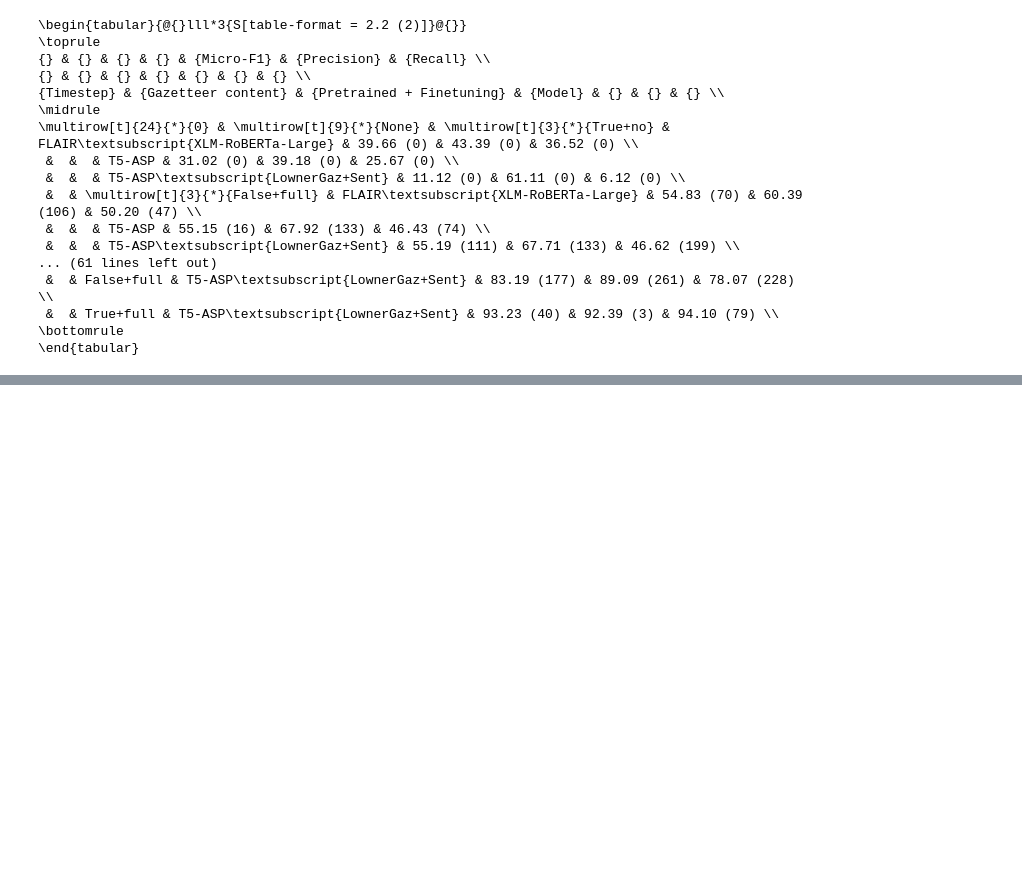
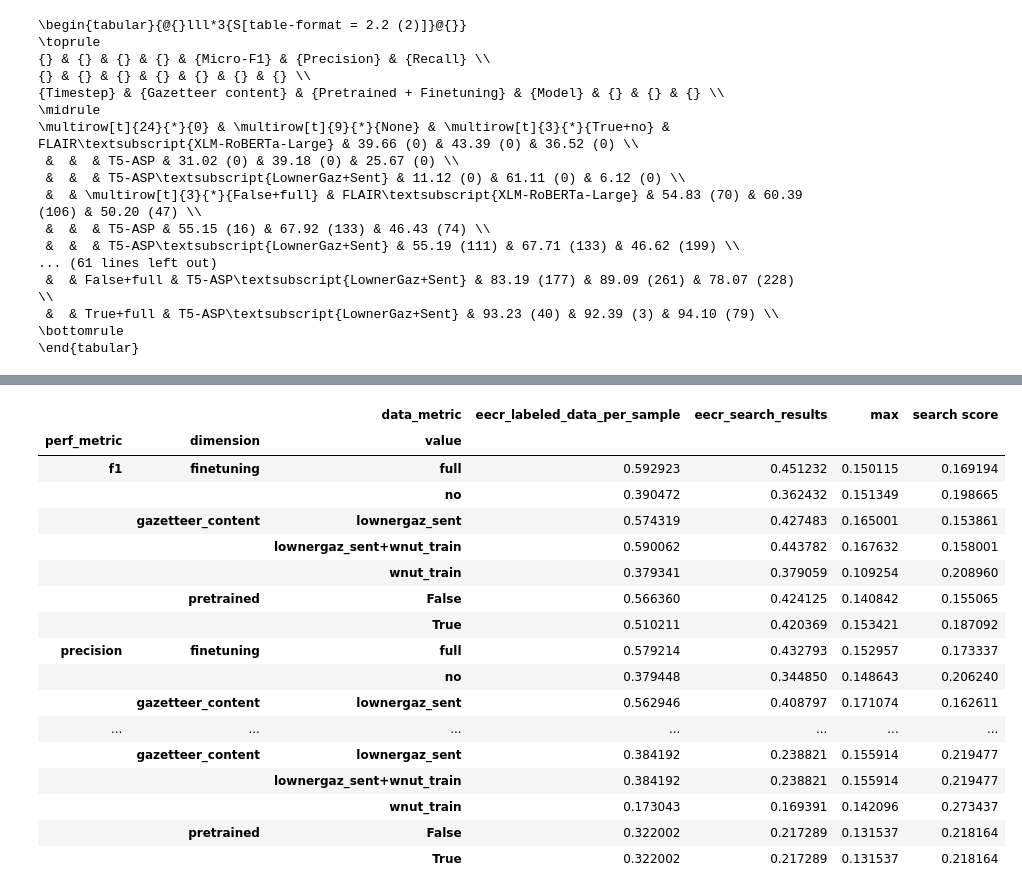
Before and after one commit to roebbert92/thesis, a Jupyter notebook: evaluations/03_emerging.ipynb, the cells around one changed output, grey strips where cells are left out. Saved outputs shown, nothing was run; the diff lists cells and outputs as text; code cells hidden in the pictures; blank space fills up the shorter version.

```diff
--- a/evaluations/03_emerging.ipynb
+++ b/evaluations/03_emerging.ipynb
@@ -371,0 +1213,28 @@ content_to_combination
+# %%
+df_timestep2 = pearson_corr_df[(pearson_corr_df["dataset"] == "wnut_test")
+                     & (pearson_corr_df["timestep"] == 2)
+                     & (pearson_corr_df["perf_metric"].isin(
+                         ["f1", "precision", "recall", "targets"]))].pivot_table(
+                             values="coefficient",
+                             columns="data_metric",
+                             index=["perf_metric", "dimension", "value"])
+df_timestep2
+# %% [output]
+|  |  | data_metric | eecr_labeled_data_per_sample | eecr_search_results | max | search score |
+| perf_metric | dimension | value |  |  |  |  |
+| f1 | finetuning | full | 0.592923 | 0.451232 | 0.150115 | 0.169194 |
+|  |  | no | 0.390472 | 0.362432 | 0.151349 | 0.198665 |
+|  | gazetteer_content | lownergaz_sent | 0.574319 | 0.427483 | 0.165001 | 0.153861 |
+|  |  | lownergaz_sent+wnut_train | 0.590062 | 0.443782 | 0.167632 | 0.158001 |
+|  |  | wnut_train | 0.379341 | 0.379059 | 0.109254 | 0.208960 |
+|  | pretrained | False | 0.566360 | 0.424125 | 0.140842 | 0.155065 |
+|  |  | True | 0.510211 | 0.420369 | 0.153421 | 0.187092 |
+| precision | finetuning | full | 0.579214 | 0.432793 | 0.152957 | 0.173337 |
+|  |  | no | 0.379448 | 0.344850 | 0.148643 | 0.206240 |
+|  | gazetteer_content | lownergaz_sent | 0.562946 | 0.408797 | 0.171074 | 0.162611 |
+| ... | ... | ... | ... | ... | ... | ... |
+|  | gazetteer_content | lownergaz_sent | 0.384192 | 0.238821 | 0.155914 | 0.219477 |
+|  |  | lownergaz_sent+wnut_train | 0.384192 | 0.238821 | 0.155914 | 0.219477 |
+|  |  | wnut_train | 0.173043 | 0.169391 | 0.142096 | 0.273437 |
+|  | pretrained | False | 0.322002 | 0.217289 | 0.131537 | 0.218164 |
+|  |  | True | 0.322002 | 0.217289 | 0.131537 | 0.218164 |
```
Also changed, not shown: parts of 52 cells of this notebook, 2 other files.
